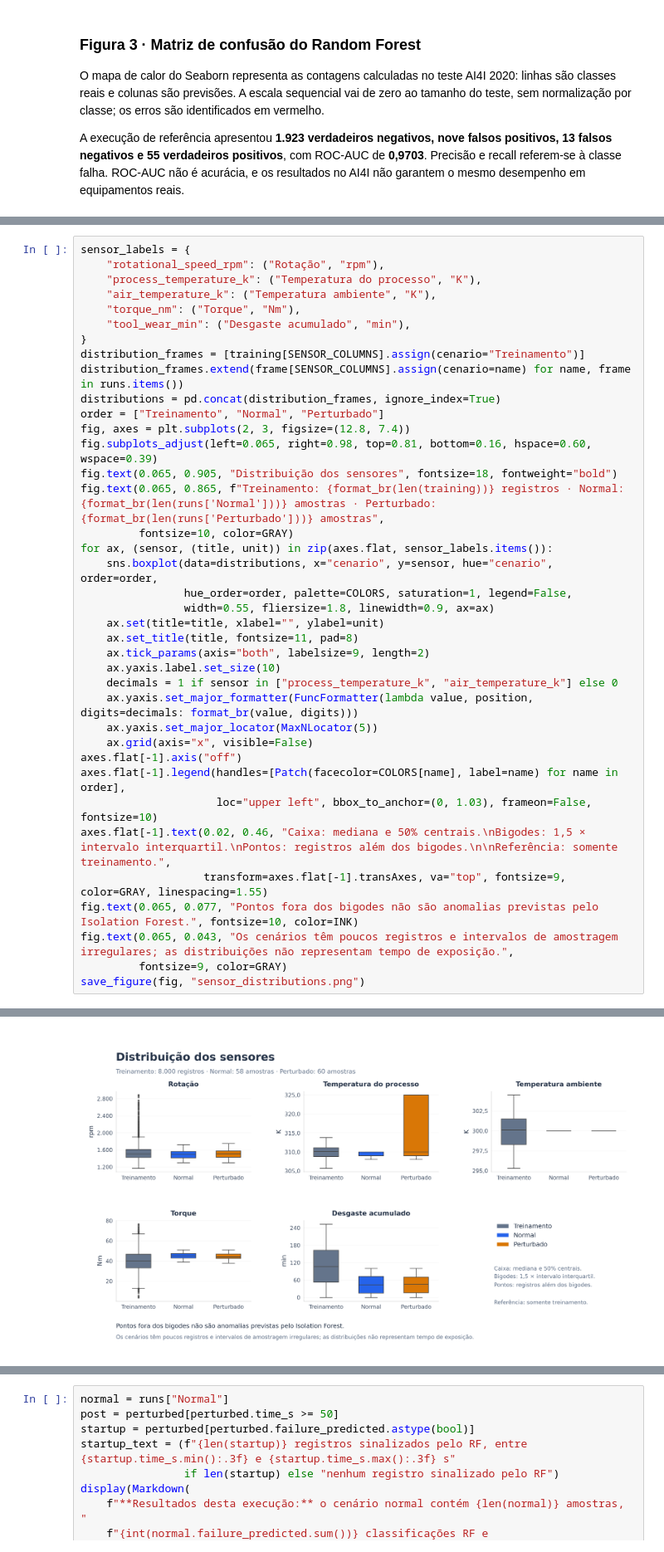
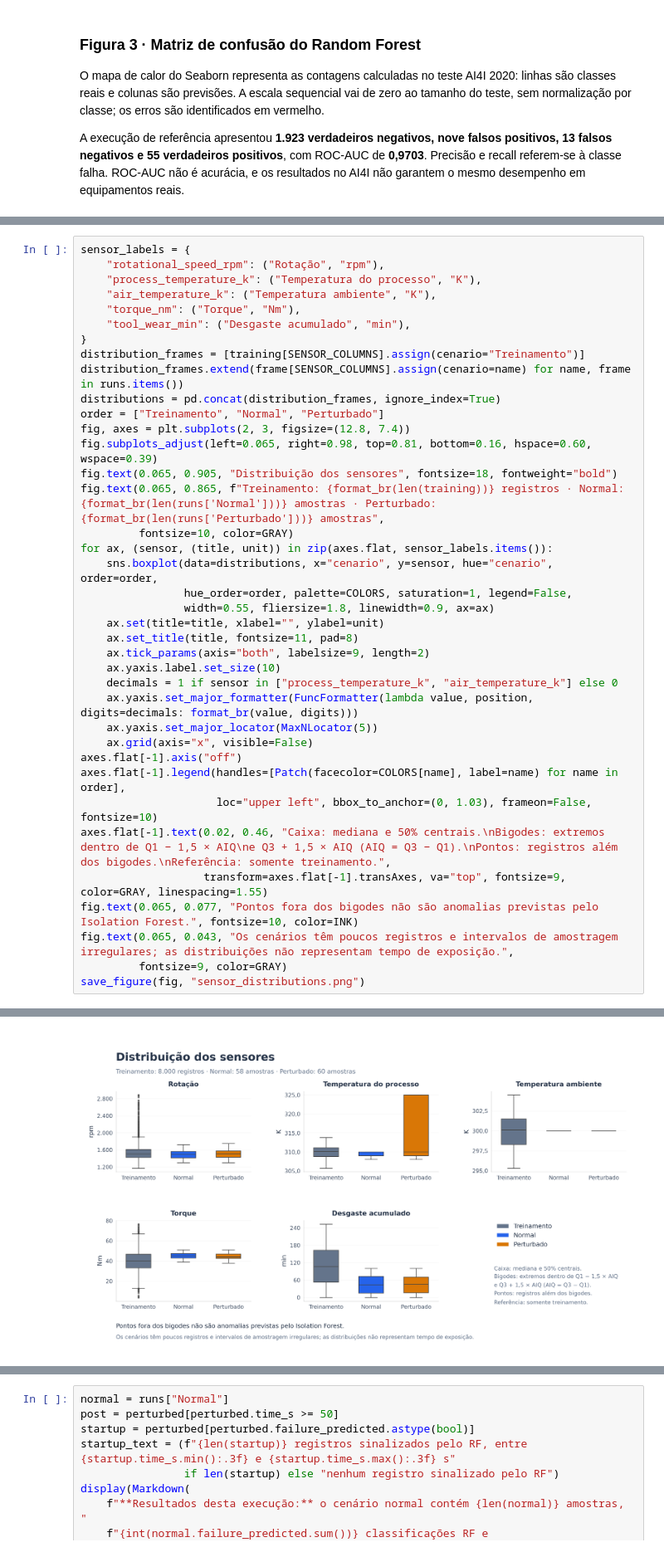
Before and after one commit to jean-pietro-lacerda/autopredict-ai, a Jupyter notebook: notebooks/model_evaluation.ipynb, the cells around one changed output, grey strips where cells are left out. Shown at 83% size. Saved outputs shown, nothing was run; the diff lists cells and outputs as text.

```diff
--- a/notebooks/model_evaluation.ipynb
+++ b/notebooks/model_evaluation.ipynb
@@ -507,35 +507,35 @@ distribution_frames = [training[SENSOR_COLUMNS].assign(cenario="Treinamento")]
 distribution_frames.extend(frame[SENSOR_COLUMNS].assign(cenario=name) for name, frame in runs.items())
 distributions = pd.concat(distribution_frames, ignore_index=True)
 order = ["Treinamento", "Normal", "Perturbado"]
 fig, axes = plt.subplots(2, 3, figsize=(12.8, 7.4))
 fig.subplots_adjust(left=0.065, right=0.98, top=0.81, bottom=0.16, hspace=0.60, wspace=0.39)
 fig.text(0.065, 0.905, "Distribuição dos sensores", fontsize=18, fontweight="bold")
 fig.text(0.065, 0.865, f"Treinamento: {format_br(len(training))} registros · Normal: {format_br(len(runs['Normal']))} amostras · Perturbado: {format_br(len(runs['Perturbado']))} amostras",
          fontsize=10, color=GRAY)
 for ax, (sensor, (title, unit)) in zip(axes.flat, sensor_labels.items()):
     sns.boxplot(data=distributions, x="cenario", y=sensor, hue="cenario", order=order,
                 hue_order=order, palette=COLORS, saturation=1, legend=False,
                 width=0.55, fliersize=1.8, linewidth=0.9, ax=ax)
     ax.set(title=title, xlabel="", ylabel=unit)
     ax.set_title(title, fontsize=11, pad=8)
     ax.tick_params(axis="both", labelsize=9, length=2)
     ax.yaxis.label.set_size(10)
     decimals = 1 if sensor in ["process_temperature_k", "air_temperature_k"] else 0
     ax.yaxis.set_major_formatter(FuncFormatter(lambda value, position, digits=decimals: format_br(value, digits)))
     ax.yaxis.set_major_locator(MaxNLocator(5))
     ax.grid(axis="x", visible=False)
 axes.flat[-1].axis("off")
 axes.flat[-1].legend(handles=[Patch(facecolor=COLORS[name], label=name) for name in order],
                      loc="upper left", bbox_to_anchor=(0, 1.03), frameon=False, fontsize=10)
-axes.flat[-1].text(0.02, 0.46, "Caixa: mediana e 50% centrais.\nBigodes: 1,5 × intervalo interquartil.\nPontos: registros além dos bigodes.\n\nReferência: somente treinamento.",
+axes.flat[-1].text(0.02, 0.46, "Caixa: mediana e 50% centrais.\nBigodes: extremos dentro de Q1 − 1,5 × AIQ\ne Q3 + 1,5 × AIQ (AIQ = Q3 − Q1).\nPontos: registros além dos bigodes.\nReferência: somente treinamento.",
                    transform=axes.flat[-1].transAxes, va="top", fontsize=9, color=GRAY, linespacing=1.55)
 fig.text(0.065, 0.077, "Pontos fora dos bigodes não são anomalias previstas pelo Isolation Forest.", fontsize=10, color=INK)
 fig.text(0.065, 0.043, "Os cenários têm poucos registros e intervalos de amostragem irregulares; as distribuições não representam tempo de exposição.",
          fontsize=9, color=GRAY)
 save_figure(fig, "sensor_distributions.png")
 # %% [output]
 Figura gerada e verificada: sensor_distributions.png
-[figure, old version]
+[figure, new version]
 # %% [markdown]
 ## 9. Síntese e limites da interpretação
 
```
Also changed, not shown: parts of 8 cells of this notebook, 2 other files.
